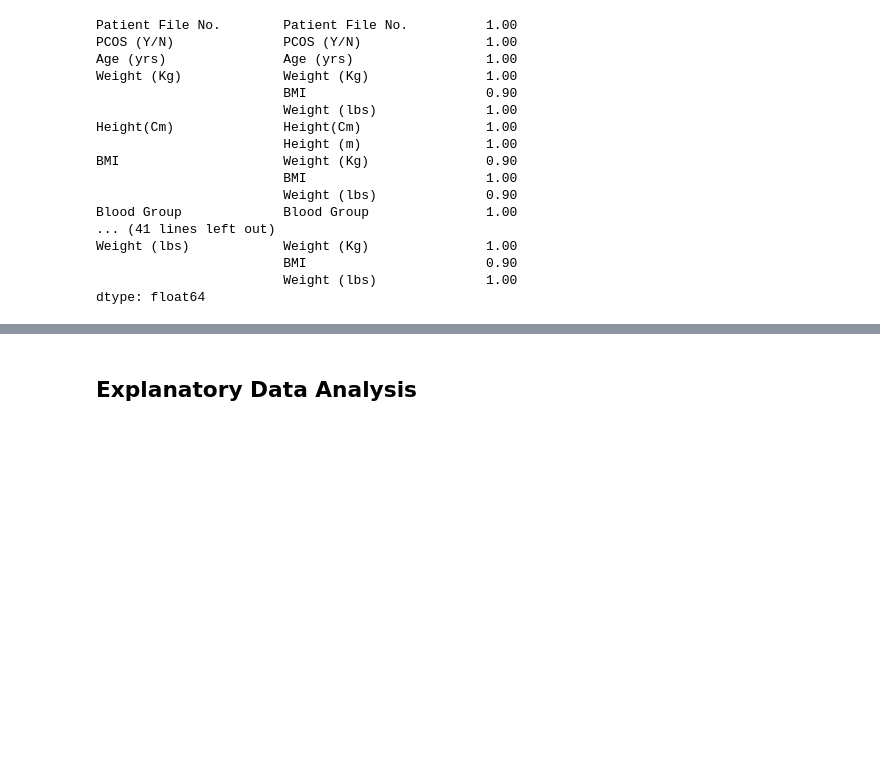
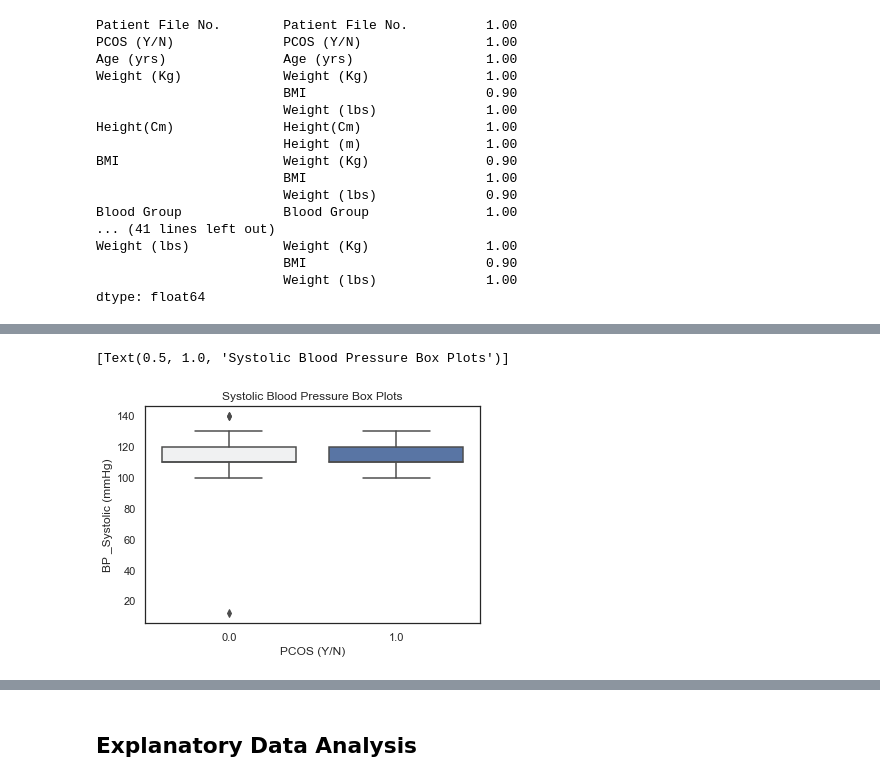
Before and after one commit to powellsarahbeth/PCOS_EDA, a Jupyter notebook: PCOS_Analysis.ipynb, the cells around one changed output, grey strips where cells are left out. Saved outputs shown, nothing was run; the diff lists cells and outputs as text; code cells hidden in the pictures; blank space fills up the shorter version.

```diff
--- a/PCOS_Analysis.ipynb
+++ b/PCOS_Analysis.ipynb
@@ -531,0 +687,5 @@ pg.anova(dv = 'PCOS', between = ['Age', 'Pulse_Rate', 'Resp_Rate'], data = PCOS_
+# %%
+sns.boxplot(data = PCOS_woinf, y = "BP _Systolic (mmHg)", x = "PCOS (Y/N)", palette = "light:b").set(title = "Systolic Blood Pressure Box Plots")
+# %% [output]
+[Text(0.5, 1.0, 'Systolic Blood Pressure Box Plots')]
+[figure, added]
```
Also changed, not shown: parts of 64 cells of this notebook.
